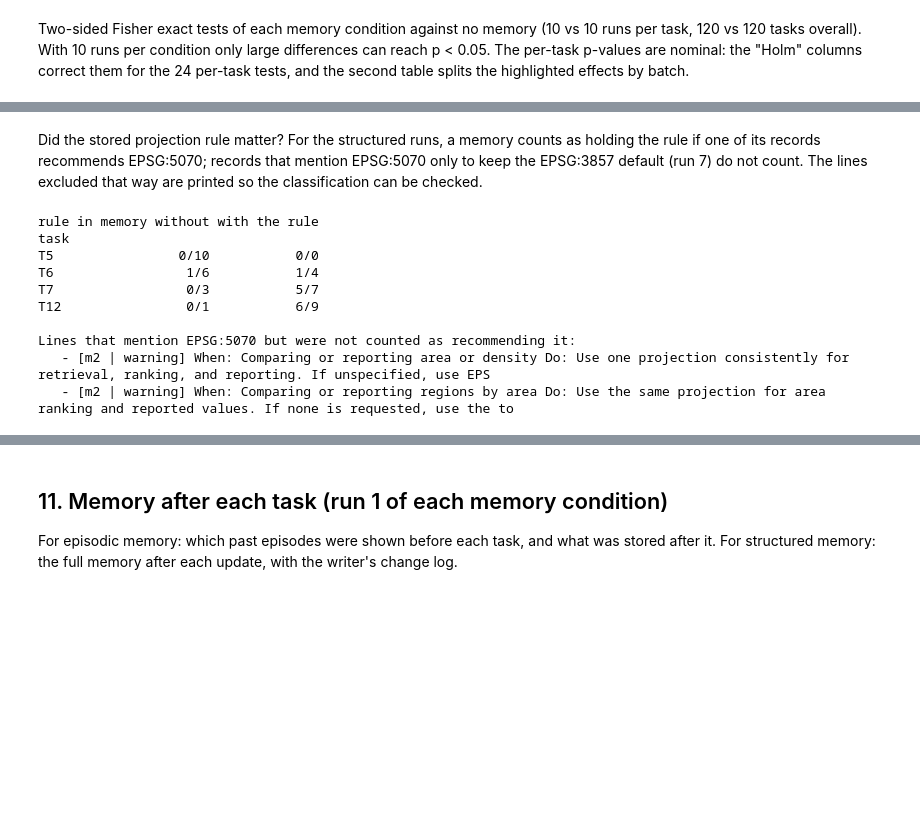
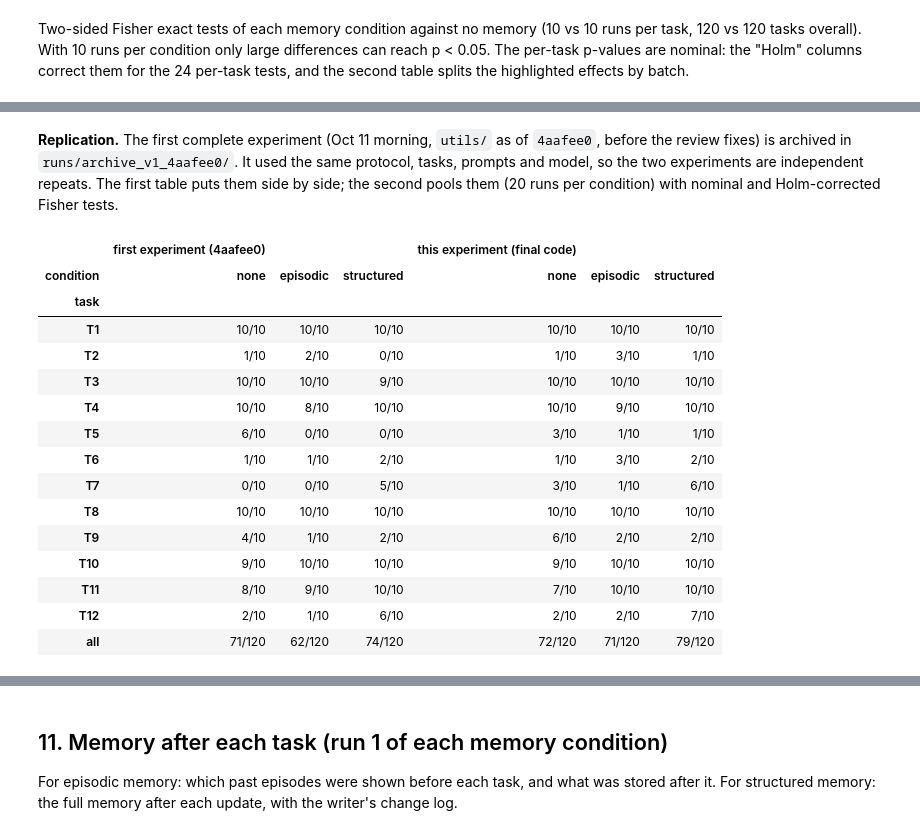
Before and after one commit to QianhengZhang/CS839-agent-memory, a Jupyter notebook: hw1_memory.ipynb, the cells around one changed output, grey strips where cells are left out. Drawn from its saved outputs; the diff is of its cells as text; code cells hidden in the pictures; blank space fills up the shorter version.

```diff
--- a/hw1_memory.ipynb
+++ b/hw1_memory.ipynb
@@ -452,32 +455,35 @@ causes.loc[sorted(causes.index, key=lambda ix: (ORDER.index(ix[0]), ix[1]))]
-# %% [markdown]
-Did the stored projection rule matter? For the structured runs, a memory counts as holding the rule if one of its records recommends EPSG:5070; records that mention EPSG:5070 only to keep the EPSG:3857 default (run 7) do not count. The lines excluded that way are printed so the classification can be checked.
-# %%
-NEGATED = ("If unspecified, use EPSG:3857", "If none is requested, use the tool default", "use EPSG:3857 when",
-           "do not mix EPSG:5070", "do not rank with EPSG:5070", "default EPSG:3857 unless", "defaulting to EPSG:3857")
-
-
-def recommends_5070(memory_text):
-    return any("5070" in line and not any(s in line for s in NEGATED) for line in memory_text.splitlines())
-
-
-structured = [t for t in traces if t["condition"] == "structured"]
-rule = pd.DataFrame([{"task": t["task"], "rule in memory": recommends_5070(t["memory_shown"]), "correct": t["correct"]}
-                     for t in structured if t["task"] in ("T5", "T6", "T7", "T12")])
-rule_counts = rule.groupby(["task", "rule in memory"])["correct"].agg(["sum", "count"])
-rule_table = (rule_counts["sum"].astype(str) + "/" + rule_counts["count"].astype(str)).unstack(fill_value="0/0")
-print(rule_table.reindex(["T5", "T6", "T7", "T12"]).rename(columns={True: "with the rule", False: "without"}), "\n")
-print("Lines that mention EPSG:5070 but were not counted as recommending it:")
-for line in sorted({l for t in structured for l in t["memory_shown"].splitlines()
-                    if "5070" in l and any(s in l for s in NEGATED)}):
-    print("  ", line[:160])
-# %% [output]
-rule in memory without with the rule
-task
-T5                0/10           0/0
-T6                 1/6           1/4
-T7                 0/3           5/7
-T12                0/1           6/9
-
-Lines that mention EPSG:5070 but were not counted as recommending it:
-   - [m2 | warning] When: Comparing or reporting area or density Do: Use one projection consistently for retrieval, ranking, and reporting. If unspecified, use EPS
-   - [m2 | warning] When: Comparing or reporting regions by area Do: Use the same projection for area ranking and reported values. If none is requested, use the to
+# %% [markdown]
+**Replication.** The first complete experiment (Oct 11 morning, `utils/` as of `4aafee0`, before the review fixes) is archived in `runs/archive_v1_4aafee0/`. It used the same protocol, tasks, prompts and model, so the two experiments are independent repeats. The first table puts them side by side; the second pools them (20 runs per condition) with nominal and Holm-corrected Fisher tests.
+# %%
+V1_DIR = Path("runs/archive_v1_4aafee0/memory_main")
+df_v1 = pd.DataFrame([row(t) for t in load_traces(V1_DIR)])
+
+
+def x_of_n(d):
+    k = d.groupby(["task", "condition"])["correct"].agg(["sum", "count"])
+    out = (k["sum"].astype(int).astype(str) + "/" + k["count"].astype(str)).unstack()[list(CONDITIONS)].reindex(ORDER)
+    o = d.groupby("condition")["correct"].agg(["sum", "count"])
+    out.loc["all"] = [f"{o.loc[c, 'sum']}/{o.loc[c, 'count']}" for c in CONDITIONS]
+    return out
+
+
+replication = pd.concat({"first experiment (4aafee0)": x_of_n(df_v1), "this experiment (final code)": x_of_n(df)}, axis=1)
+replication.to_csv("results/replication_by_task.csv")
+replication
+# %% [output]
+|  | first experiment (4aafee0) |  |  | this experiment (final code) |  |  |
+| condition | none | episodic | structured | none | episodic | structured |
+| task |  |  |  |  |  |  |
+| T1 | 10/10 | 10/10 | 10/10 | 10/10 | 10/10 | 10/10 |
+| T2 | 1/10 | 2/10 | 0/10 | 1/10 | 3/10 | 1/10 |
+| T3 | 10/10 | 10/10 | 9/10 | 10/10 | 10/10 | 10/10 |
+| T4 | 10/10 | 8/10 | 10/10 | 10/10 | 9/10 | 10/10 |
+| T5 | 6/10 | 0/10 | 0/10 | 3/10 | 1/10 | 1/10 |
+| T6 | 1/10 | 1/10 | 2/10 | 1/10 | 3/10 | 2/10 |
+| T7 | 0/10 | 0/10 | 5/10 | 3/10 | 1/10 | 6/10 |
+| T8 | 10/10 | 10/10 | 10/10 | 10/10 | 10/10 | 10/10 |
+| T9 | 4/10 | 1/10 | 2/10 | 6/10 | 2/10 | 2/10 |
+| T10 | 9/10 | 10/10 | 10/10 | 9/10 | 10/10 | 10/10 |
+| T11 | 8/10 | 9/10 | 10/10 | 7/10 | 10/10 | 10/10 |
+| T12 | 2/10 | 1/10 | 6/10 | 2/10 | 2/10 | 7/10 |
+| all | 71/120 | 62/120 | 74/120 | 72/120 | 71/120 | 79/120 |
```
Also changed, not shown: parts of 25 cells of this notebook, 7 other files.
